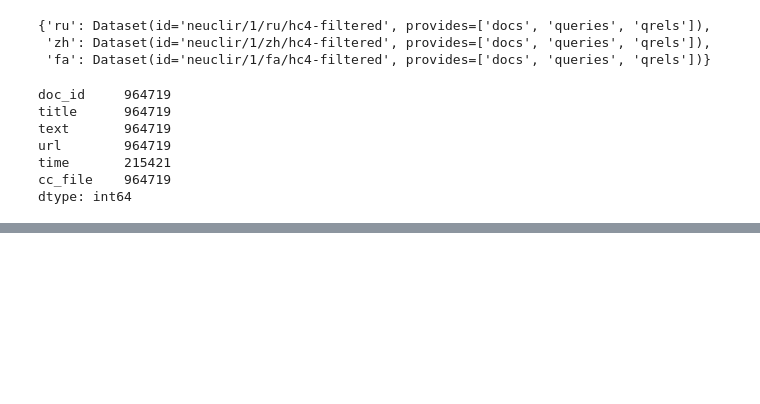
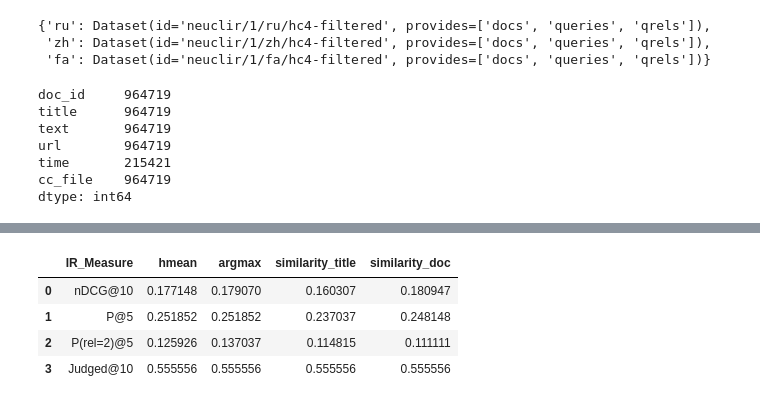
Before and after one commit to ItsZiroy/ie691_ir_project, a Jupyter notebook: sentence_transformers/m3embeddings.ipynb, the cells around one changed output, grey strips where cells are left out. Cells and saved outputs as stored; diff of their text form; code cells hidden in the pictures; blank space fills up the shorter version.

```diff
--- a/sentence_transformers/m3embeddings.ipynb
+++ b/sentence_transformers/m3embeddings.ipynb
@@ -151,0 +169,42 @@ df
+# %%
+#evalute runs
+
+import ir_measures
+from ir_measures import *
+# Define the columns to run IR measures on
+
+# Define the columns to run IR measures on
+measure_columns = ["hmean", "argmax", "similarity_title", "similarity_doc"]
+
+# Prepare a dictionary to store the results
+measure_results = {measure: {} for measure in measure_columns}
+
+# Run IR measures for each specified column
+for column in measure_columns:
+    # Create a temporary DataFrame for the current measure
+    temp_run = df.copy()
+
+    # Set 'score' based on the current column's values
+    temp_run['score'] = temp_run[column]
+
+    # Calculate the aggregate measures
+    results = ir_measures.calc_aggregate([nDCG@10, P@5, P(rel=2)@5, Judged@10], qrels, temp_run)
+
+    # Store the results in the dictionary
+    for measure in results:
+        measure_results[column][measure] = results[measure]
+
+# Convert results to a DataFrame for easier plotting
+results_df = pd.DataFrame(measure_results)
+
+# Reset index to make the IR measures (nDCG@10, P@5, etc.) a regular column
+results_df.reset_index(inplace=True)
+results_df.rename(columns={'index': 'IR_Measure'}, inplace=True)
+
+results_df
+# %% [output]
+|  | IR_Measure | hmean | argmax | similarity_title | similarity_doc |
+| 0 | nDCG@10 | 0.177148 | 0.179070 | 0.160307 | 0.180947 |
+| 1 | P@5 | 0.251852 | 0.251852 | 0.237037 | 0.248148 |
+| 2 | P(rel=2)@5 | 0.125926 | 0.137037 | 0.114815 | 0.111111 |
+| 3 | Judged@10 | 0.555556 | 0.555556 | 0.555556 | 0.555556 |
```
Also changed, not shown: parts of 5 cells of this notebook, 2 other files.
